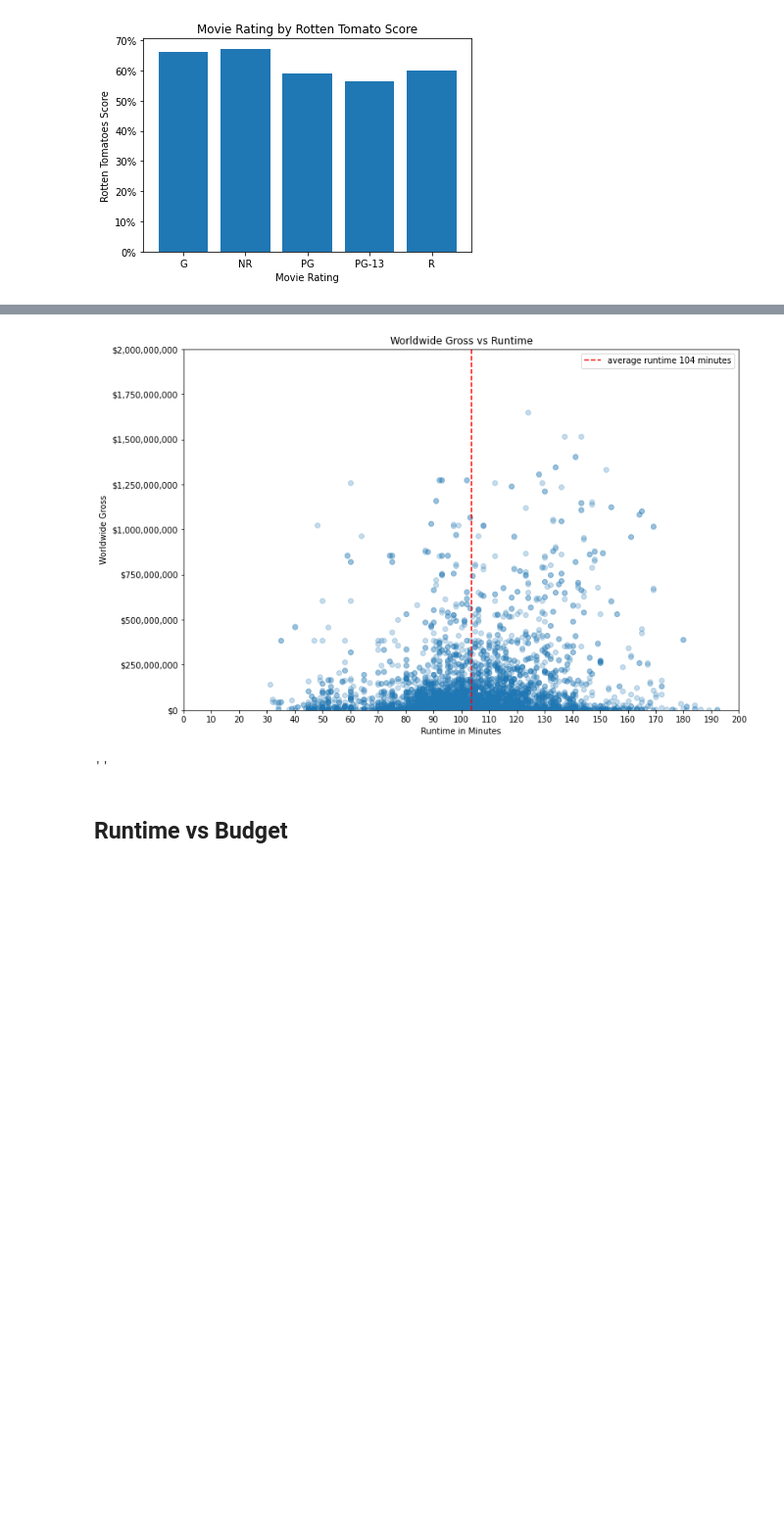
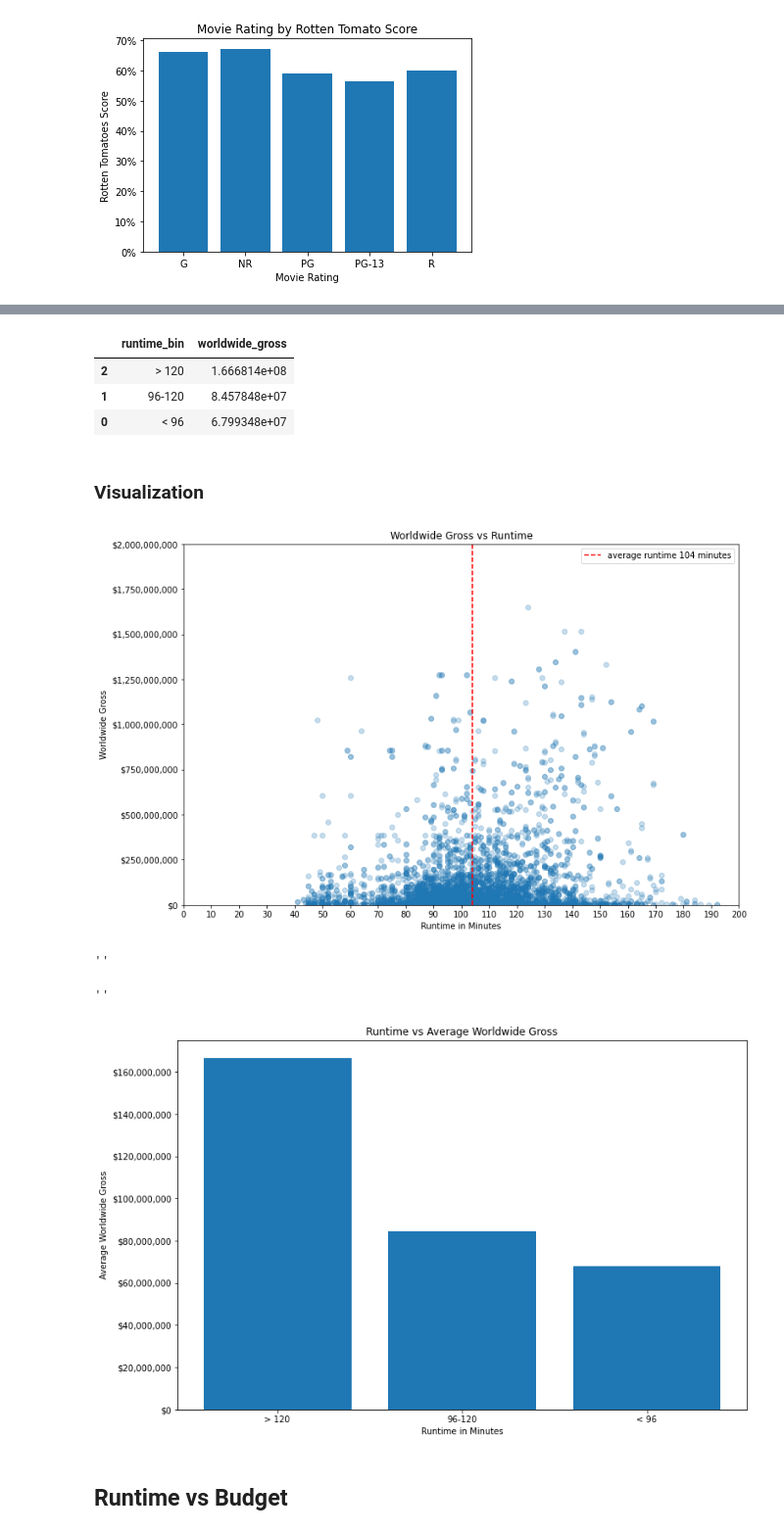
Before and after one commit to jamesleemeredith/Box-Office-Analysis, a Jupyter notebook: code/eda_notebook (1).ipynb, the cells around one changed output, grey strips where cells are left out. Shown: that part at 98% size. Cells and saved outputs as stored; diff of their text form; code cells hidden in the pictures; blank space fills up the shorter version.

```diff
--- a/code/eda_notebook (1).ipynb
+++ b/code/eda_notebook (1).ipynb
@@ -103,5 +117,6 @@ imdb_gross.head()
 | 3 | 3 | tt0069204 | Sabse Bada Sukh | 2018 | NaN | Comedy,Drama | sabsebadasukh | ... |
 | 4 | 4 | tt0100275 | The Wandering Soap Opera | 2017 | 80.0 | Comedy,Drama,Fantasy | thewanderingsoapopera | ... |
 # %%
-gross_runtime = imdb_gross.loc[(imdb_gross['domestic_gross'] > 0) & (imdb_gross['runtime_minutes'] > 30), ['primary_title', 'runtime_minutes', 'domestic_gross', 'worldwide_gross']]
-gross_runtime
+# Filter for runtime, and worldwide gross
+
+gross_runtime = imdb_gross.loc[(imdb_gross['domestic_gross'] > 0) & (imdb_gross['runtime_minutes'] > 40), ['primary_title', 'runtime_minutes', 'worldwide_gross']]
@@ -131,3 +143,17 @@ print(avg_gross)
+# %%
+bins = [0, 96, 120, 240]
+labels = ['< 96', '96-120', '> 120']
+gross_runtime['runtime_bin'] = pd.cut(gross_runtime['runtime_minutes'], bins=bins, labels=labels, include_lowest=True)
+# %%
+binned_run = gross_runtime.groupby('runtime_bin', as_index=False)['worldwide_gross'].mean().sort_values('worldwide_gross', ascending=False)
+binned_run
+# %% [output]
+|  | runtime_bin | worldwide_gross |
+| 2 | > 120 | 1.666814e+08 |
+| 1 | 96-120 | 8.457848e+07 |
+| 0 | < 96 | 6.799348e+07 |
+# %% [markdown]
+### Visualization
 # %%
 fig, ax = plt.subplots(figsize=(12,8))
 
@@ -146,8 +172,20 @@ ax.dpi = 800
 plt.show()
 ;
 # %% [output]
-[figure, old version]
+[figure, new version]
 ''
+# %%
+fig, ax = plt.subplots(figsize=(12, 8))
+
+ax.bar(x=binned_run.runtime_bin, height=binned_run.worldwide_gross)
+ax.yaxis.set_major_formatter(tkr.StrMethodFormatter('${x:,.0f}'))
+ax.set_xlabel('Runtime in Minutes')
+ax.set_ylabel('Average Worldwide Gross')
+ax.set_title('Runtime vs Average Worldwide Gross')
+;
+# %% [output]
+''
+[figure, added]
 # %% [markdown]
 ## Runtime vs Budget
 # %%
```
Also changed, not shown: parts of 24 cells of this notebook.
